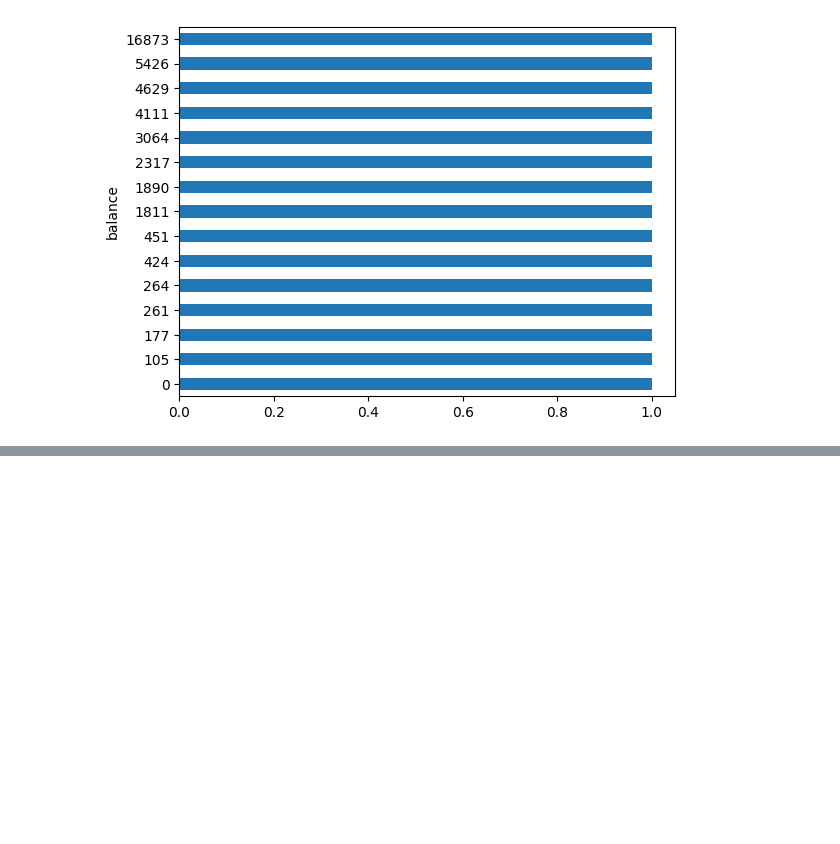
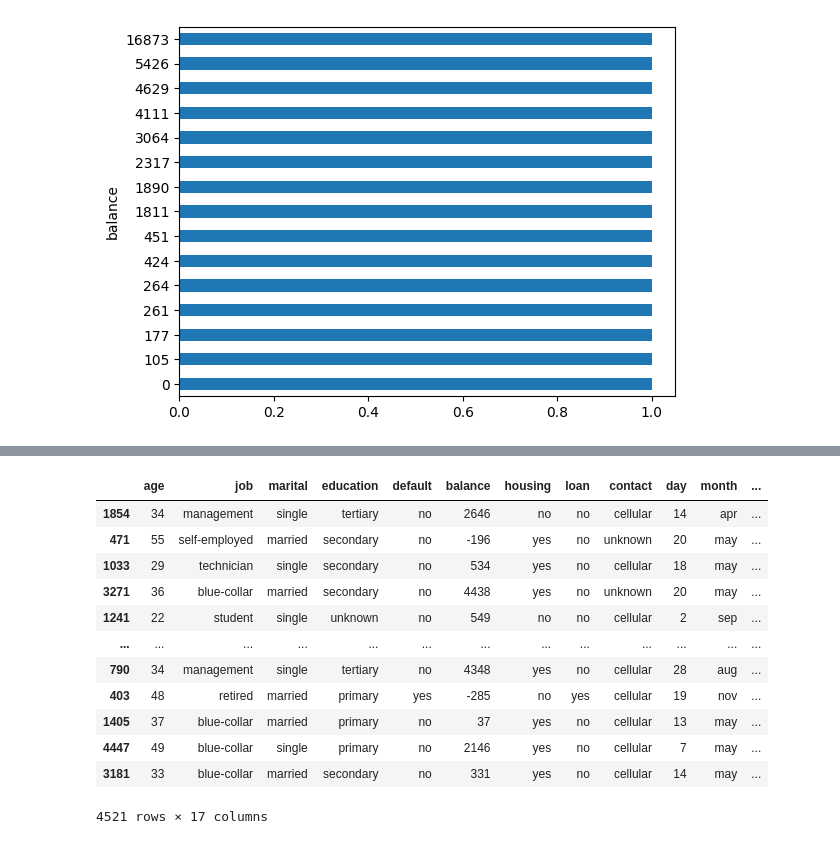
Before and after one commit to Pavitrakumar45/Bank, a Jupyter notebook: Bank_Telemarketing_ML_Model.ipynb, the cells around one changed output, grey strips where cells are left out. Drawn from its saved outputs; the diff is of its cells as text; code cells hidden in the pictures; blank space fills up the shorter version.

```diff
--- a/Bank_Telemarketing_ML_Model.ipynb
+++ b/Bank_Telemarketing_ML_Model.ipynb
@@ -257,0 +258,23 @@ Text(0.5, 1.0, 'Call Duration Records in Seconds vs Months')
+# %%
+'''
+1. pdays and previous these two columns shows IQR = 0 , HENCE  we need to drop
+ these two columns from the dataset.
+
+'''
+# Create a copy of df
+data = df.copy()
+data.sample(frac = 1)
+# %% [output]
+|  | age | job | marital | education | default | balance | housing | loan | contact | day | month | ... |
+| 1854 | 34 | management | single | tertiary | no | 2646 | no | no | cellular | 14 | apr | ... |
+| 471 | 55 | self-employed | married | secondary | no | -196 | yes | no | unknown | 20 | may | ... |
+| 1033 | 29 | technician | single | secondary | no | 534 | yes | no | cellular | 18 | may | ... |
+| 3271 | 36 | blue-collar | married | secondary | no | 4438 | yes | no | unknown | 20 | may | ... |
+| 1241 | 22 | student | single | unknown | no | 549 | no | no | cellular | 2 | sep | ... |
+| ... | ... | ... | ... | ... | ... | ... | ... | ... | ... | ... | ... | ... |
+| 790 | 34 | management | single | tertiary | no | 4348 | yes | no | cellular | 28 | aug | ... |
+| 403 | 48 | retired | married | primary | yes | -285 | no | yes | cellular | 19 | nov | ... |
+| 1405 | 37 | blue-collar | married | primary | no | 37 | yes | no | cellular | 13 | may | ... |
+| 4447 | 49 | blue-collar | single | primary | no | 2146 | yes | no | cellular | 7 | may | ... |
+| 3181 | 33 | blue-collar | married | secondary | no | 331 | yes | no | cellular | 14 | may | ... |
+4521 rows × 17 columns
```
Also changed, not shown: parts of 12 cells of this notebook.
